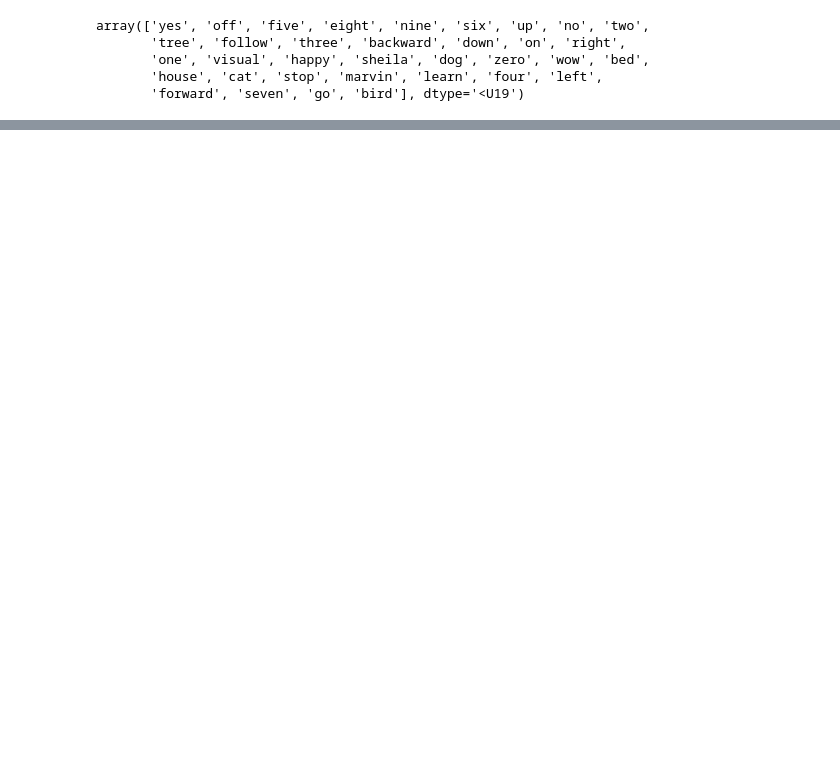
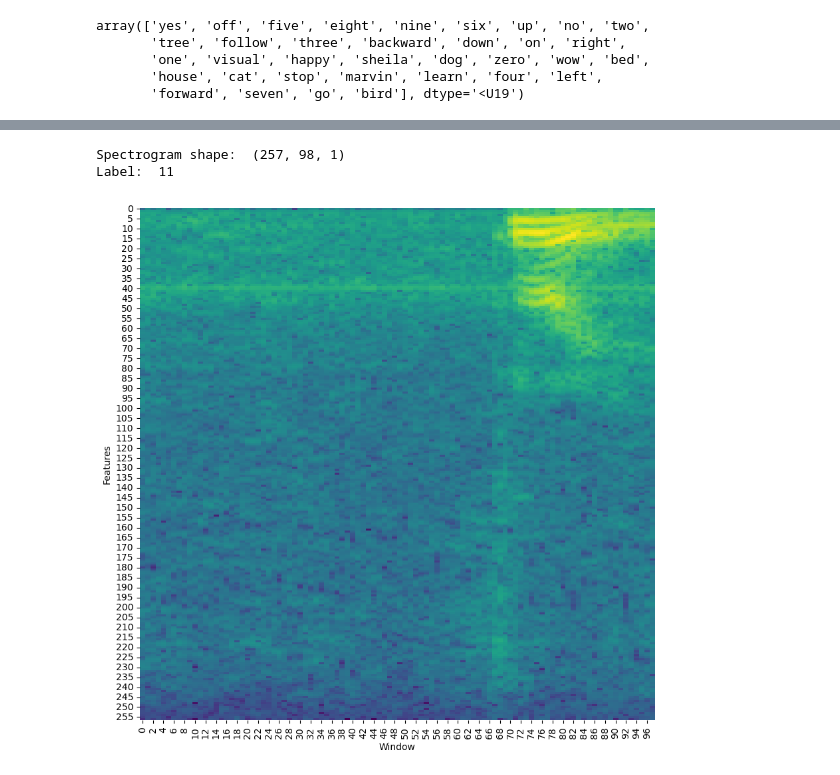
Before and after one commit to aidinattar/AudioKWS, a Jupyter notebook: examples.ipynb, the cells around one changed output, grey strips where cells are left out. Cells and saved outputs as stored; diff of their text form; code cells hidden in the pictures; blank space fills up the shorter version.

```diff
--- a/examples.ipynb
+++ b/examples.ipynb
@@ -171,0 +187,7 @@ model = cnn_one_tstride8(inputs=data, loss='sparse_categorical_crossentropy', op
+# %%
+for i, (spectrogram, label) in enumerate(spectrograms.take(1)):
+  print('Spectrogram shape: ', spectrogram.numpy().shape)
+  print('Label: ', label.numpy())
+  fig, ax = plt.subplots(1, figsize=(10, 10))
+  plot_features(spectrogram.numpy(), ax)
+# %% [output]
@@ -171,0 +198,3 @@ model = cnn_one_tstride8(inputs=data, loss='sparse_categorical_crossentropy', op
+Spectrogram shape:  (257, 98, 1)
+Label:  11
+[figure, added]
```
Also changed, not shown: parts of 44 cells of this notebook.
